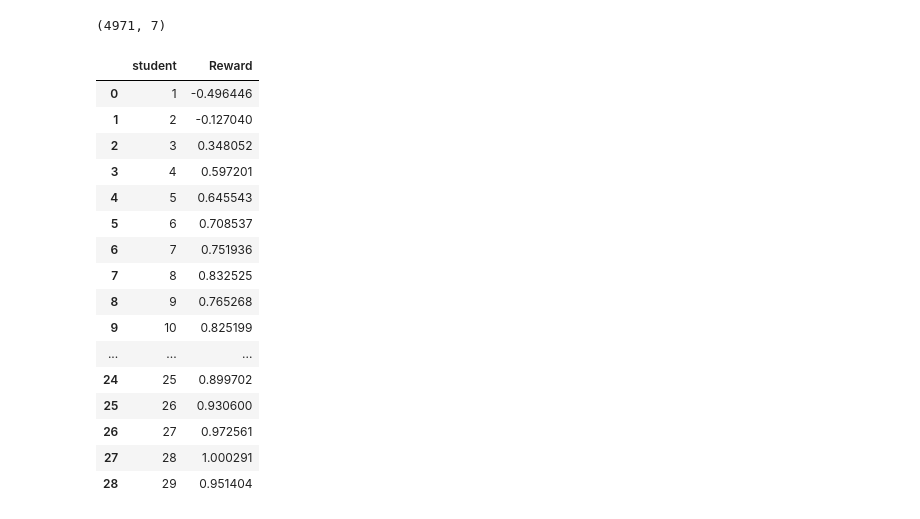
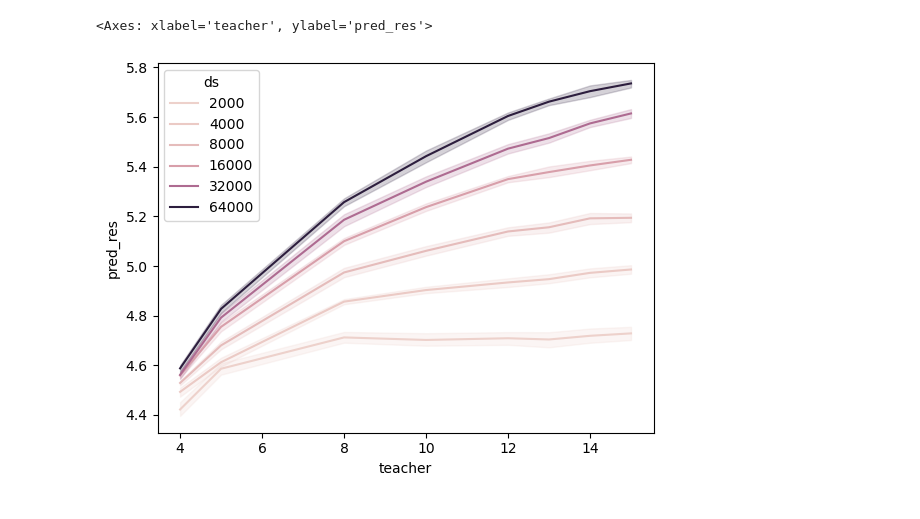
Before and after one commit to saumikn/gymnasium-test, a Jupyter notebook: myopic.ipynb, the cells around one changed output. Drawn from its saved outputs; the diff is of its cells as text; code cells hidden in the pictures.

```diff
--- a/myopic.ipynb
+++ b/myopic.ipynb
@@ -19,25 +11,18 @@ Wall time: 95.3 ms
+# %%
+names = ['student','teacher','map_size','ds','node','true_res','pred_res','eval_acc']
+df = pd.read_csv('output/3_eval_models.txt', names=names)
+df = df[df.node==1024]
+sns.lineplot(data=df[df.student==3],x='teacher',hue='ds',y='pred_res')
+# %% [output]
+<Axes: xlabel='teacher', ylabel='pred_res'>
+[figure, added]
 # %%
-names = ['map_size','student', 'Teacher', 'Train_Size', 'test', 'seed', 'Reward']
-df = pd.read_csv('output/res_curr.txt', names=names)
-print(df.shape)
-df2 = df[(df.map_size==12)].groupby(['student']).Reward.mean().reset_index()
-df2
+# names = ['map_size','student', 'Teacher', 'Train_Size', 'test', 'seed', 'Reward']
+# df = pd.read_csv('output/res_curr.txt', names=names)
+# print(df.shape)
+# df2 = df[(df.map_size==12)].groupby(['student']).Reward.mean().reset_index()
+# df2 = df[(df.map_size==12) & (df.student==0)]
+# df2.loc[:,'student'] = df2['student'].astype(str)
+# df2.loc[:,'Train_Size'] = df2['Train_Size'].astype(str)
+# ax = sns.lineplot(data=df2, x='Teacher', y='Reward', hue='Train_Size', errorbar='se')
+# sns.move_legend(ax, "upper left", bbox_to_anchor=(1, 1))
-# %% [output]
-(4971, 7)
-|  | student | Reward |
-| 0 | 1 | -0.496446 |
-| 1 | 2 | -0.127040 |
-| 2 | 3 | 0.348052 |
-| 3 | 4 | 0.597201 |
-| 4 | 5 | 0.645543 |
-| 5 | 6 | 0.708537 |
-| 6 | 7 | 0.751936 |
-| 7 | 8 | 0.832525 |
-| 8 | 9 | 0.765268 |
-| 9 | 10 | 0.825199 |
-| ... | ... | ... |
-| 24 | 25 | 0.899702 |
-| 25 | 26 | 0.930600 |
-| 26 | 27 | 0.972561 |
-| 27 | 28 | 1.000291 |
-| 28 | 29 | 0.951404 |
```
Also changed, not shown: parts of 33 cells of this notebook, 15 other files.
